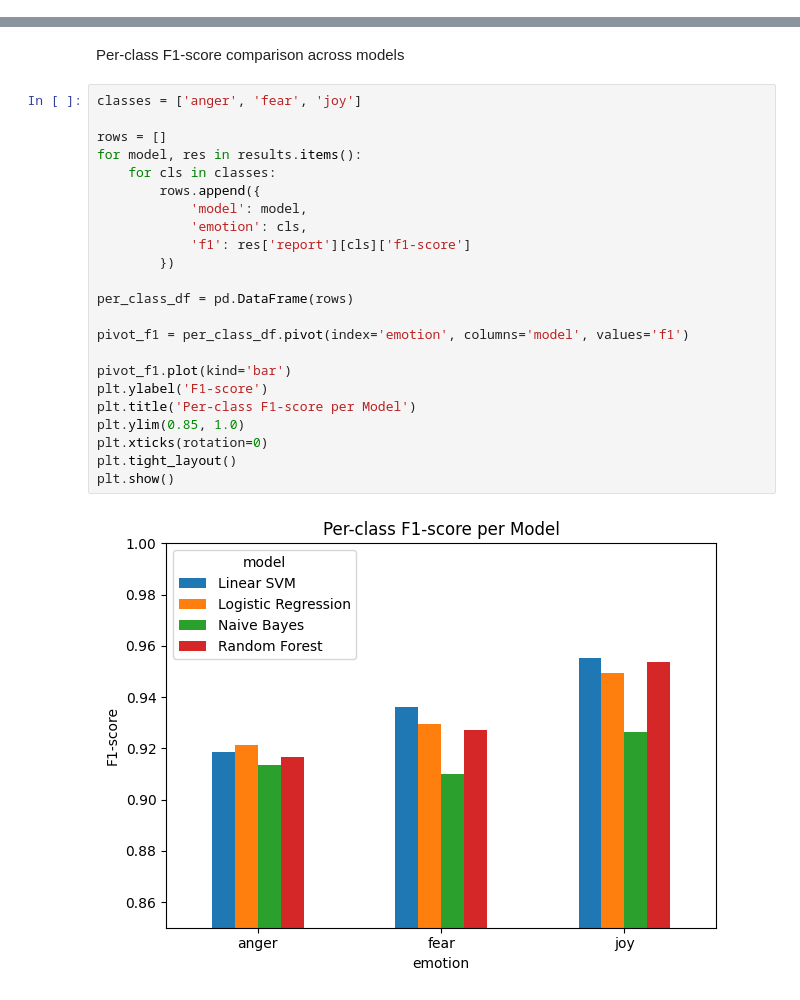
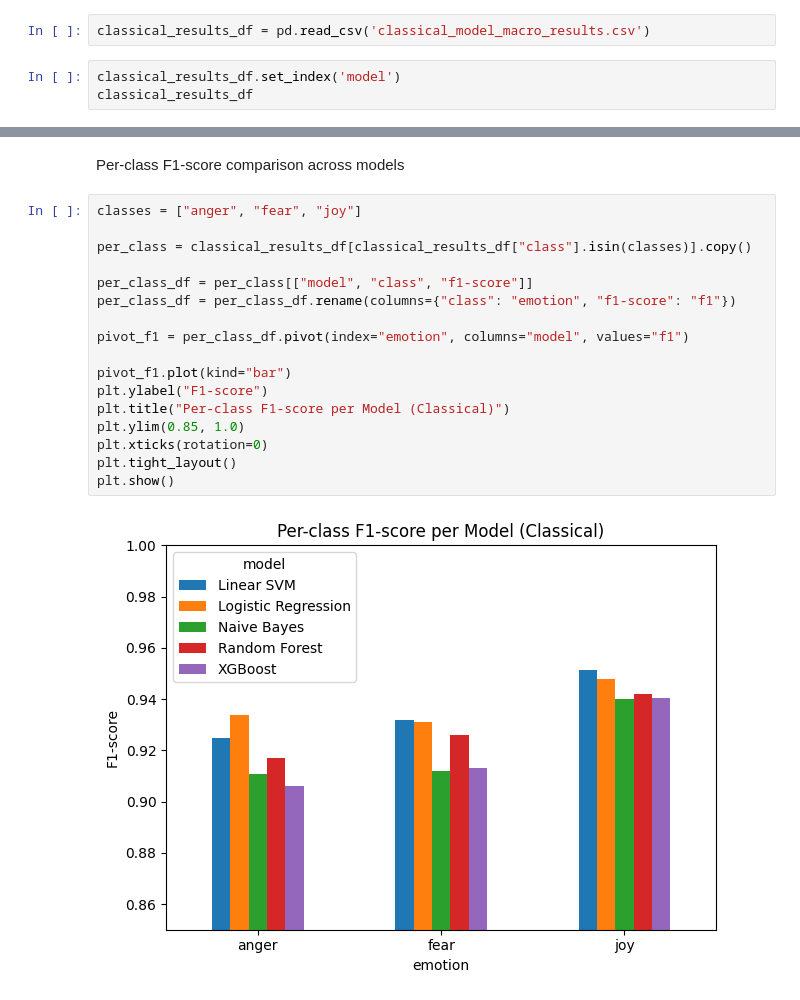
Before and after one commit to ozense1/emotion_classify, a Jupyter notebook: 1_classical_model.ipynb, the cells around one changed output, grey strips where cells are left out. Saved outputs shown, nothing was run; the diff lists cells and outputs as text.

```diff
--- a/1_classical_model.ipynb
+++ b/1_classical_model.ipynb
@@ -83,2 +316,7 @@ results
 # %% [markdown]
 ## Graphs
+# %%
+classical_results_df = pd.read_csv('classical_model_macro_results.csv')
+# %%
+classical_results_df.set_index('model')
+classical_results_df
@@ -128,27 +374,21 @@ plt.show()
 # %% [markdown]
 Per-class F1-score comparison across models
 # %%
-classes = ['anger', 'fear', 'joy']
+classes = ["anger", "fear", "joy"]
 
-rows = []
-for model, res in results.items():
-    for cls in classes:
-        rows.append({
-            'model': model,
-            'emotion': cls,
-            'f1': res['report'][cls]['f1-score']
-        })
+per_class = classical_results_df[classical_results_df["class"].isin(classes)].copy()
 
-per_class_df = pd.DataFrame(rows)
+per_class_df = per_class[["model", "class", "f1-score"]]
+per_class_df = per_class_df.rename(columns={"class": "emotion", "f1-score": "f1"})
 
-pivot_f1 = per_class_df.pivot(index='emotion', columns='model', values='f1')
+pivot_f1 = per_class_df.pivot(index="emotion", columns="model", values="f1")
 
-pivot_f1.plot(kind='bar')
-plt.ylabel('F1-score')
-plt.title('Per-class F1-score per Model')
+pivot_f1.plot(kind="bar")
+plt.ylabel("F1-score")
+plt.title("Per-class F1-score per Model (Classical)")
 plt.ylim(0.85, 1.0)
 plt.xticks(rotation=0)
 plt.tight_layout()
 plt.show()
 # %% [output]
-[figure, old version]
+[figure, new version]
```
Also changed, not shown: parts of 21 cells of this notebook.
